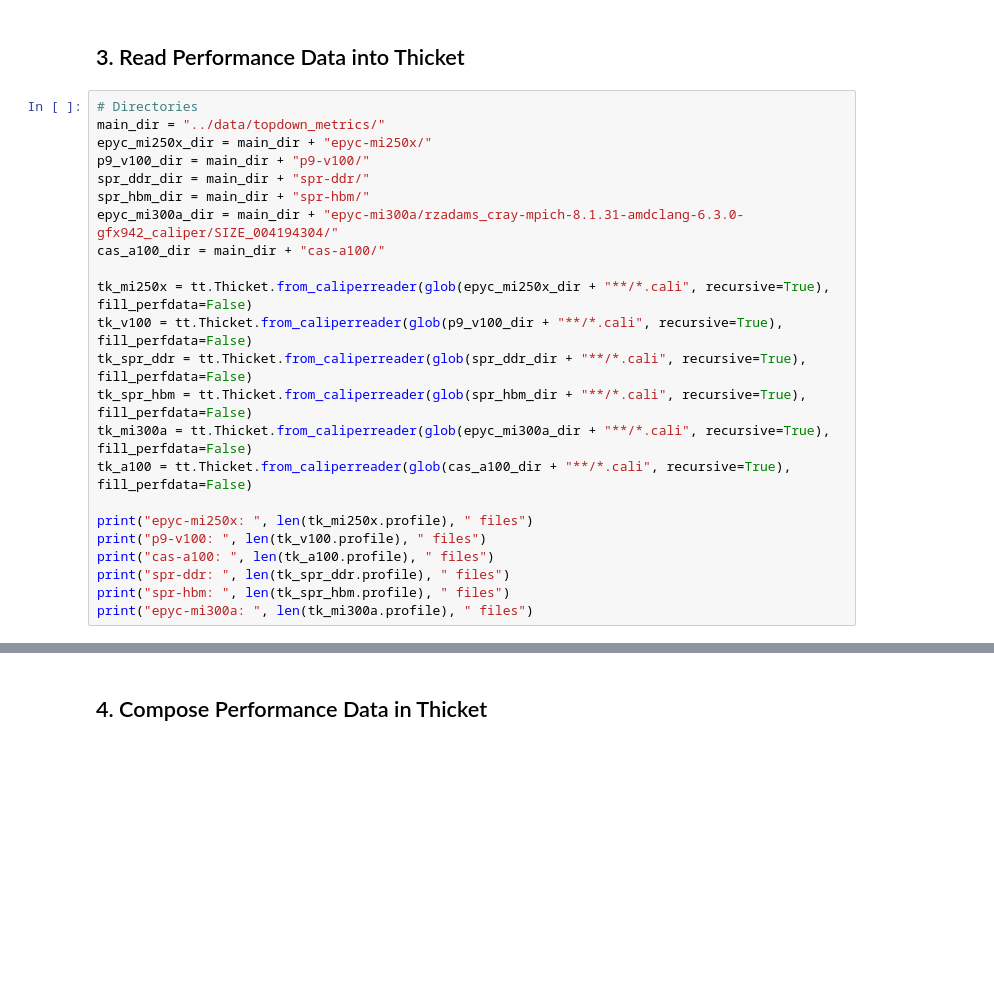
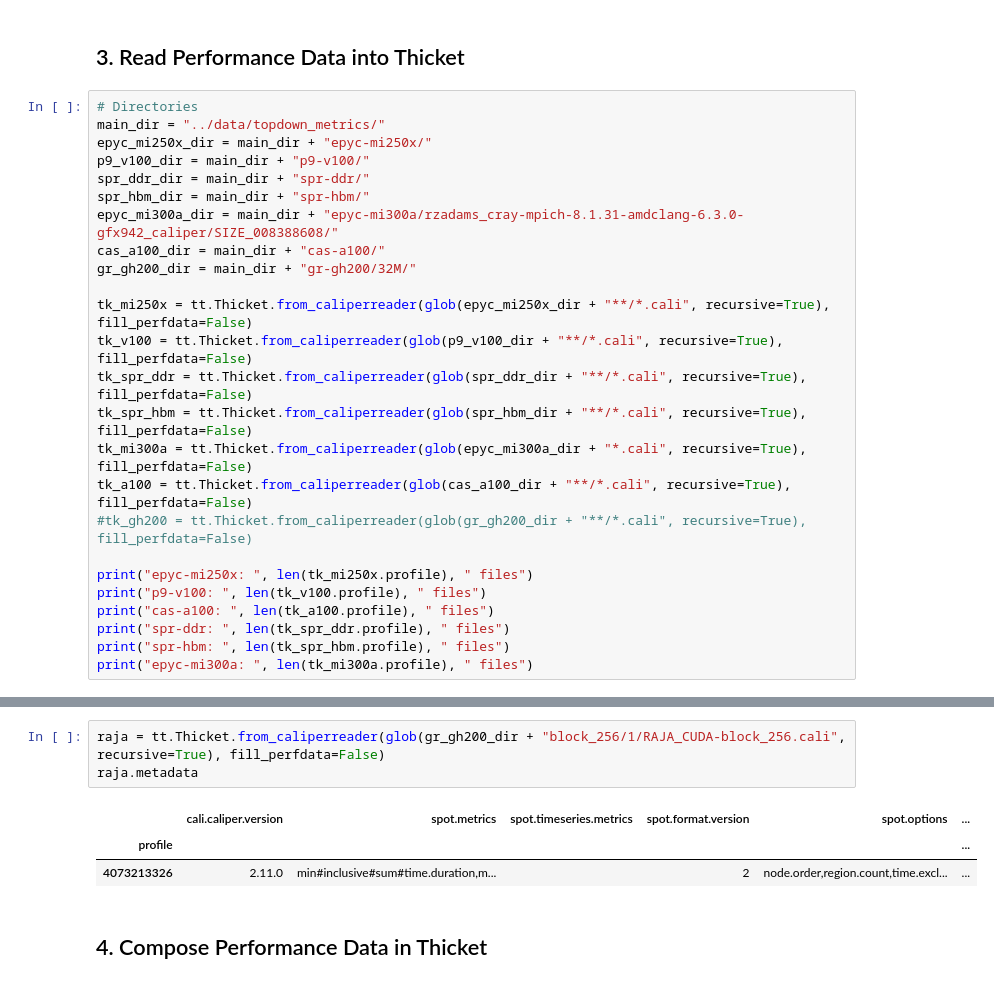
Before and after one commit to LLNL/thicket-tutorial, a Jupyter notebook: notebooks/09_tma_speedup_clustering.ipynb, the cells around one changed output, grey strips where cells are left out. Saved outputs shown, nothing was run; the diff lists cells and outputs as text; blank space fills up the shorter version.

```diff
--- a/notebooks/09_tma_speedup_clustering.ipynb
+++ b/notebooks/09_tma_speedup_clustering.ipynb
@@ -258,15 +260,17 @@ epyc_mi250x_dir = main_dir + "epyc-mi250x/"
 p9_v100_dir = main_dir + "p9-v100/"
 spr_ddr_dir = main_dir + "spr-ddr/"
 spr_hbm_dir = main_dir + "spr-hbm/"
-epyc_mi300a_dir = main_dir + "epyc-mi300a/rzadams_cray-mpich-8.1.31-amdclang-6.3.0-gfx942_caliper/SIZE_004194304/"
+epyc_mi300a_dir = main_dir + "epyc-mi300a/rzadams_cray-mpich-8.1.31-amdclang-6.3.0-gfx942_caliper/SIZE_008388608/"
 cas_a100_dir = main_dir + "cas-a100/"
+gr_gh200_dir = main_dir + "gr-gh200/32M/"
 
 tk_mi250x = tt.Thicket.from_caliperreader(glob(epyc_mi250x_dir + "**/*.cali", recursive=True), fill_perfdata=False)
 tk_v100 = tt.Thicket.from_caliperreader(glob(p9_v100_dir + "**/*.cali", recursive=True), fill_perfdata=False)
 tk_spr_ddr = tt.Thicket.from_caliperreader(glob(spr_ddr_dir + "**/*.cali", recursive=True), fill_perfdata=False)
 tk_spr_hbm = tt.Thicket.from_caliperreader(glob(spr_hbm_dir + "**/*.cali", recursive=True), fill_perfdata=False)
-tk_mi300a = tt.Thicket.from_caliperreader(glob(epyc_mi300a_dir + "**/*.cali", recursive=True), fill_perfdata=False)
+tk_mi300a = tt.Thicket.from_caliperreader(glob(epyc_mi300a_dir + "*.cali", recursive=True), fill_perfdata=False)
 tk_a100 = tt.Thicket.from_caliperreader(glob(cas_a100_dir + "**/*.cali", recursive=True), fill_perfdata=False)
+#tk_gh200 = tt.Thicket.from_caliperreader(glob(gr_gh200_dir + "**/*.cali", recursive=True), fill_perfdata=False)
 
 print("epyc-mi250x: ", len(tk_mi250x.profile), " files")
 print("p9-v100: ", len(tk_v100.profile), " files")
@@ -277,3 +305,10 @@ print("epyc-mi300a: ", len(tk_mi300a.profile), " files")
+# %%
+raja = tt.Thicket.from_caliperreader(glob(gr_gh200_dir + "block_256/1/RAJA_CUDA-block_256.cali", recursive=True), fill_perfdata=False)
+raja.metadata
+# %% [output]
+|  | cali.caliper.version | spot.metrics | spot.timeseries.metrics | spot.format.version | spot.options | ... |
+| profile |  |  |  |  |  | ... |
+| 4073213326 | 2.11.0 | min#inclusive#sum#time.duration,m... |  | 2 | node.order,region.count,time.excl... | ... |
 # %% [markdown]
 ## 4. Compose Performance Data in Thicket
 # %% [markdown]
```
Also changed, not shown: parts of 4 cells of this notebook, 54 other files.
